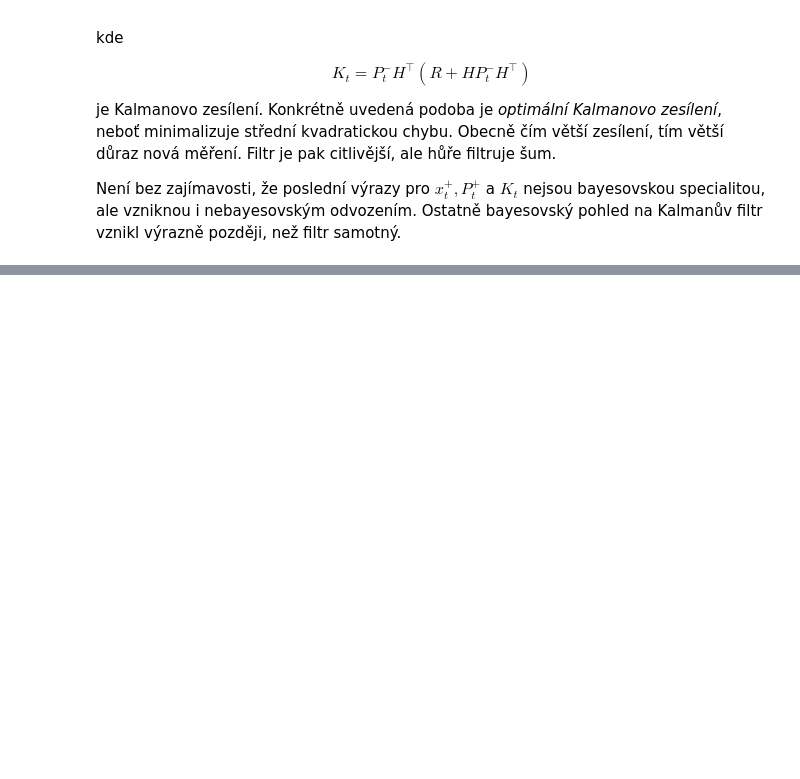
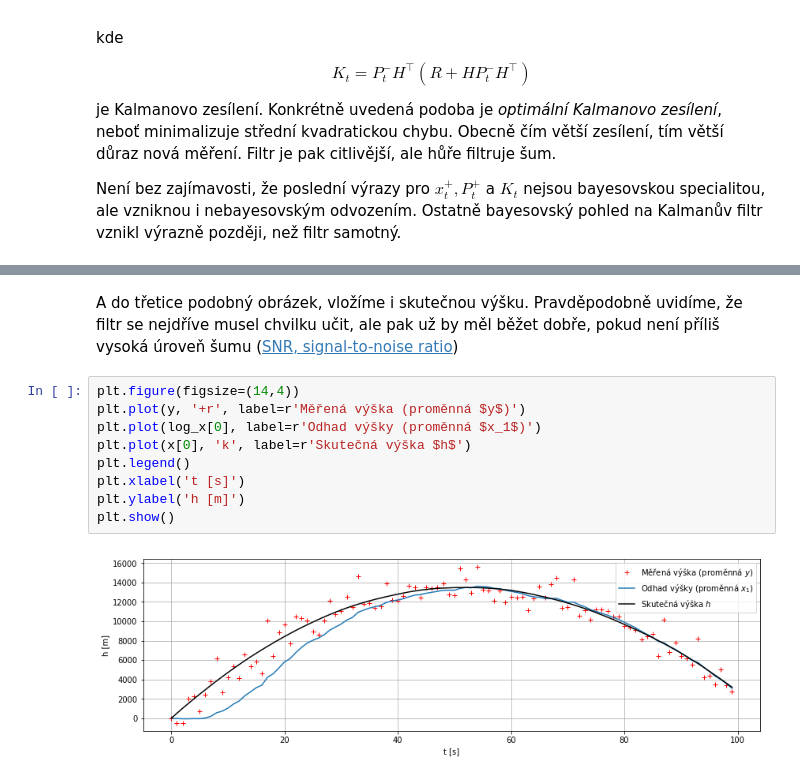
Before and after one commit to TaIos/bml, a Jupyter notebook: prednasky/6_prednaska.ipynb, the cells around one changed output, grey strips where cells are left out. Saved outputs shown, nothing was run; the diff lists cells and outputs as text; blank space fills up the shorter version.

```diff
--- a/prednasky/6_prednaska.ipynb
+++ b/prednasky/6_prednaska.ipynb
@@ -397,0 +493,13 @@ Není bez zajímavosti, že poslední výrazy pro $x_t^{+}, P_t^{+}$ a $K_t$ nej
+# %% [markdown]
+A do třetice podobný obrázek, vložíme i skutečnou výšku. Pravděpodobně uvidíme, že filtr se nejdříve musel chvilku učit, ale pak už by měl běžet dobře, pokud není příliš vysoká úroveň šumu ([SNR, signal-to-noise ratio](https://en.wikipedia.org/wiki/Signal-to-noise_ratio))
+# %%
+plt.figure(figsize=(14,4))
+plt.plot(y, '+r', label=r'Měřená výška (proměnná $y$)')
+plt.plot(log_x[0], label=r'Odhad výšky (proměnná $x_1$)')
+plt.plot(x[0], 'k', label=r'Skutečná výška $h$')
+plt.legend()
+plt.xlabel('t [s]')
+plt.ylabel('h [m]')
+plt.show()
+# %% [output]
+[figure, added]
```
Also changed, not shown: parts of 14 cells of this notebook.
